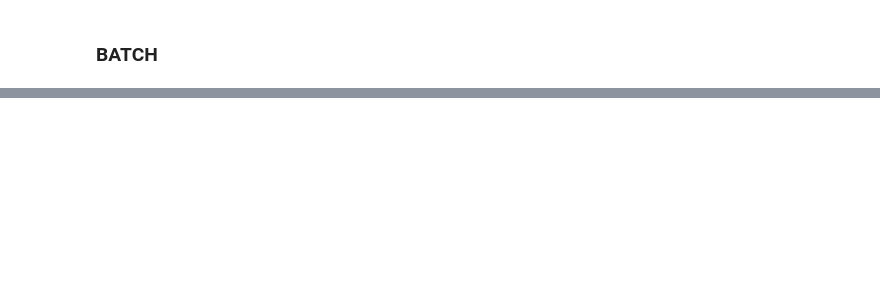
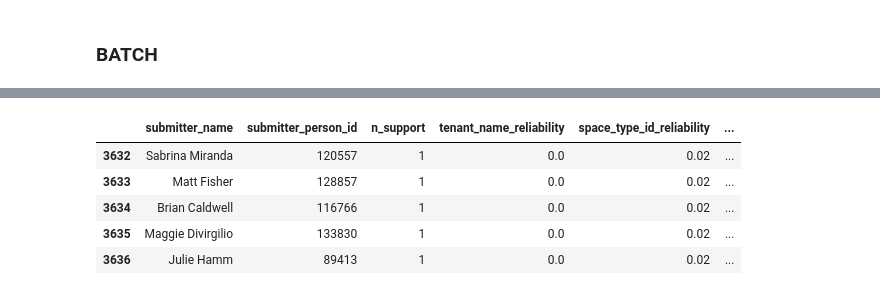
Before and after one commit to compstak/lease-version-reliability, a Jupyter notebook: notebooks/test.ipynb, the cells around one changed output, grey strips where cells are left out. Cells and saved outputs as stored; diff of their text form; code cells hidden in the pictures; blank space fills up the shorter version.

```diff
--- a/notebooks/test.ipynb
+++ b/notebooks/test.ipynb
@@ -201,3 +310,9 @@ import pandas as pd
 
 df = pd.read_pickle(f"{settings.DATA_DIR}/processed/reliable_data")
 df_all = pd.read_pickle(f"{settings.DATA_DIR}/processed/all_data")
+# %%
+#download attribute classifiers
+
+model_dict = pd.read_pickle(f"{settings.MODEL_DIR}/{settings.MODEL_NAME}")
+# %%
+submitter_name = get_submitter_info()
@@ -203,0 +324,2 @@ df_all = pd.read_pickle(f"{settings.DATA_DIR}/processed/all_data")
+# %%
+x_cols, y_cols = get_split_columns(df.columns)
@@ -203,0 +328,8 @@ df_all = pd.read_pickle(f"{settings.DATA_DIR}/processed/all_data")
+# %%
+submitter_df, _ = await get_submitter_reliability(
+        df,
+        x_cols,
+        y_cols,
+        model_dict,
+        submitter_name,
+    )
@@ -203,0 +451,11 @@ df_all = pd.read_pickle(f"{settings.DATA_DIR}/processed/all_data")
+# %%
+id = [89413,133830, 116766, 128857, 120557]
+
+submitter_df[submitter_df['submitter_person_id'].isin(id)]
+# %% [output]
+|  | submitter_name | submitter_person_id | n_support | tenant_name_reliability | space_type_id_reliability | ... |
+| 3632 | Sabrina Miranda | 120557 | 1 | 0.0 | 0.02 | ... |
+| 3633 | Matt Fisher | 128857 | 1 | 0.0 | 0.02 | ... |
+| 3634 | Brian Caldwell | 116766 | 1 | 0.0 | 0.02 | ... |
+| 3635 | Maggie Divirgilio | 133830 | 1 | 0.0 | 0.02 | ... |
+| 3636 | Julie Hamm | 89413 | 1 | 0.0 | 0.02 | ... |
```
Also changed, not shown: parts of 30 cells of this notebook, 15 other files.
